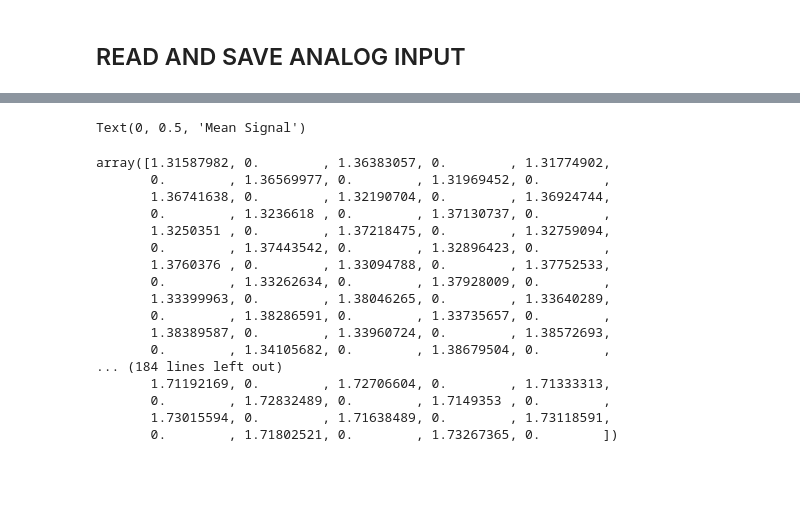
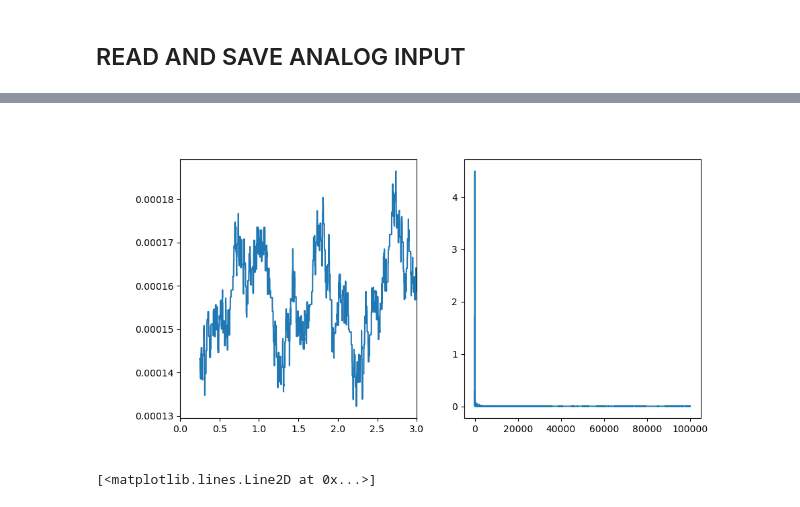
Before and after one commit to orlandomarcelo/DREAM_repo, a Jupyter notebook: MCC_DAQ/MPPC_Recording.ipynb, the cells around one changed output, grey strips where cells are left out. Saved outputs shown, nothing was run; the diff lists cells and outputs as text; code cells hidden in the pictures; blank space fills up the shorter version.

```diff
--- a/MCC_DAQ/MPPC_Recording.ipynb
+++ b/MCC_DAQ/MPPC_Recording.ipynb
@@ -88,8 +105,9 @@ plt.show()
 # %%
-## Display the data recorded
-%matplotlib widget
-fig, ax = plt.subplots()
-ax.plot(DAQ_signal, "ko", markersize=0.5)
-ax.set_xlabel('Sample')
-ax.set_ylabel('Mean Signal')
+t = np.arange(0,5,1/DAQ_Rate)
+window = 100000
+fig, ax = plt.subplots(1,2, figsize = (10,5))
+F, A, P = tools.FFT(tools.moving_average(t, window), tools.moving_average(DAQ_signal,window), False)
+ax[0].plot(tools.moving_average(t, window), tools.moving_average(DAQ_signal,window))
+ax[0].set_xlim(0, 3)
+ax[1].plot(F, A)
 # %% [output]
@@ -97 +115 @@ Warning: Cannot change to a different GUI toolkit: widget. Using qt instead.
-Text(0, 0.5, 'Mean Signal')
+[figure, added]
@@ -98,20 +120,4 @@ Text(0, 0.5, 'Mean Signal')
 # %%
-DAQ_signal
+plt.plot(DAQ_signal)
 # %% [output]
-array([1.31587982, 0.        , 1.36383057, 0.        , 1.31774902,
-       0.        , 1.36569977, 0.        , 1.31969452, 0.        ,
-       1.36741638, 0.        , 1.32190704, 0.        , 1.36924744,
-       0.        , 1.3236618 , 0.        , 1.37130737, 0.        ,
-       1.3250351 , 0.        , 1.37218475, 0.        , 1.32759094,
-       0.        , 1.37443542, 0.        , 1.32896423, 0.        ,
-       1.3760376 , 0.        , 1.33094788, 0.        , 1.37752533,
-       0.        , 1.33262634, 0.        , 1.37928009, 0.        ,
-       1.33399963, 0.        , 1.38046265, 0.        , 1.33640289,
-       0.        , 1.38286591, 0.        , 1.33735657, 0.        ,
-       1.38389587, 0.        , 1.33960724, 0.        , 1.38572693,
-       0.        , 1.34105682, 0.        , 1.38679504, 0.        ,
-... (184 lines left out)
-       1.71192169, 0.        , 1.72706604, 0.        , 1.71333313,
-       0.        , 1.72832489, 0.        , 1.7149353 , 0.        ,
-       1.73015594, 0.        , 1.71638489, 0.        , 1.73118591,
-       0.        , 1.71802521, 0.        , 1.73267365, 0.        ])
+[<matplotlib.lines.Line2D at 0x...>]
```
Also changed, not shown: parts of 12 cells of this notebook, 3 other files.
